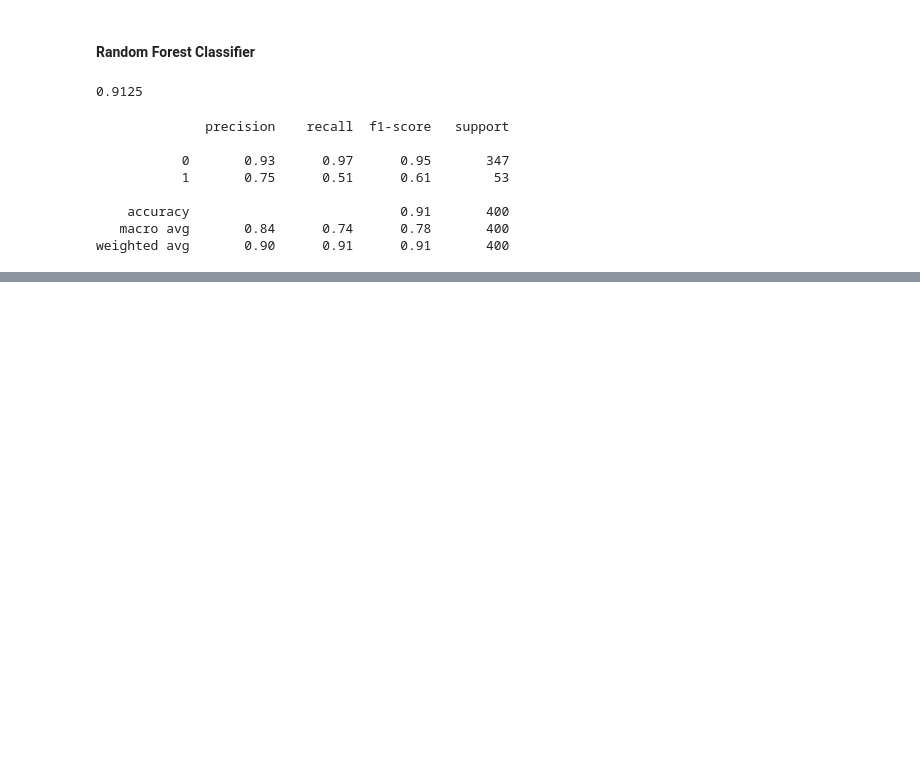
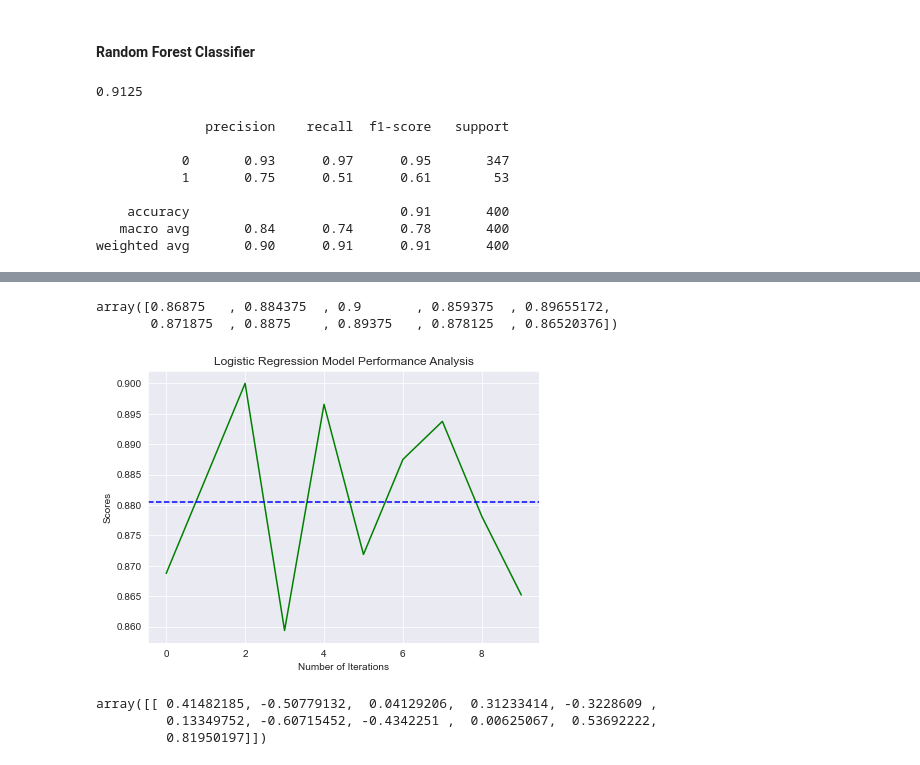
Before and after one commit to Sharan-121/WineQualityPrediction, a Jupyter notebook: Wine Quality Prediction.ipynb, the cells around one changed output, grey strips where cells are left out. Saved outputs shown, nothing was run; the diff lists cells and outputs as text; code cells hidden in the pictures; blank space fills up the shorter version.

```diff
--- a/Wine Quality Prediction.ipynb
+++ b/Wine Quality Prediction.ipynb
@@ -226,0 +262,25 @@ plt.title("Random Forest Model Performance Analysis");
+# %%
+#Cross validation
+
+lr_scores = cross_val_score(lr,X,y,scoring = "accuracy",cv=cv,n_jobs = 1)
+# %%
+lf_scores
+# %% [output]
+array([0.86875   , 0.884375  , 0.9       , 0.859375  , 0.89655172,
+       0.871875  , 0.8875    , 0.89375   , 0.878125  , 0.86520376])
+# %%
+fig,ax = plt.subplots(figsize = (7,5))
+sns.set_style("darkgrid")
+plt.plot(lr_scores,color = "green");
+plt.axhline(y = lr_scores.mean(),linestyle = "--",color = "blue")
+plt.xlabel("Number of Iterations")
+plt.ylabel("Scores")
+plt.title("Logistic Regression Model Performance Analysis");
+# %% [output]
+[figure, added]
+# %%
+lr.coef_
+# %% [output]
+array([[ 0.41482185, -0.50779132,  0.04129206,  0.31233414, -0.3228609 ,
+         0.13349752, -0.60715452, -0.4342251 ,  0.00625067,  0.53692222,
+         0.81950197]])
```
Also changed, not shown: parts of 9 cells of this notebook.
